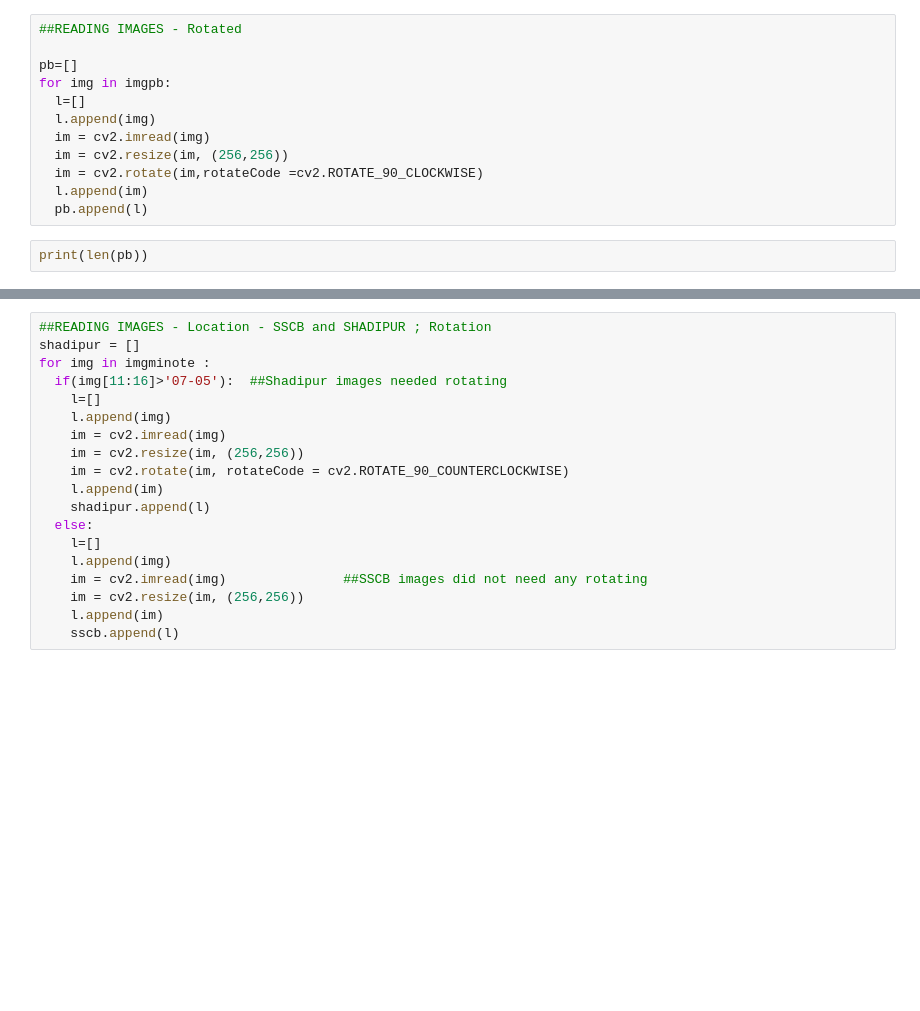
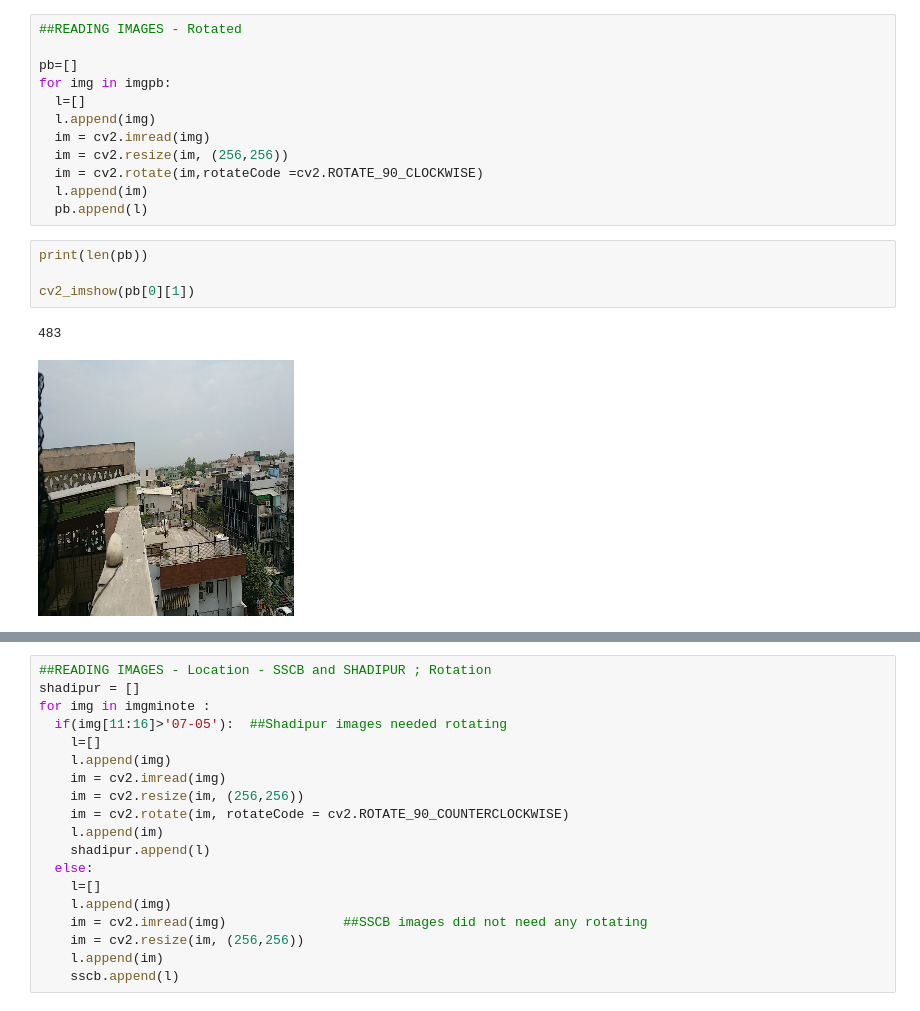
Before and after one commit to harshitadd/VisionAir, a Jupyter notebook: ModelRegressor.ipynb, the cells around one changed output, grey strips where cells are left out. Drawn from its saved outputs; the diff is of its cells as text; blank space fills up the shorter version.

```diff
--- a/ModelRegressor.ipynb
+++ b/ModelRegressor.ipynb
@@ -103,6 +160,11 @@ for img in imgpb:
   pb.append(l)
 # %%
 print(len(pb))
+
+cv2_imshow(pb[0][1])
+# %% [output]
+483
+[figure, added]
 # %%
 ##GETTING NAMES - Location : DTU AND SHADIPUR
 
```
Also changed, not shown: parts of 25 cells of this notebook.
